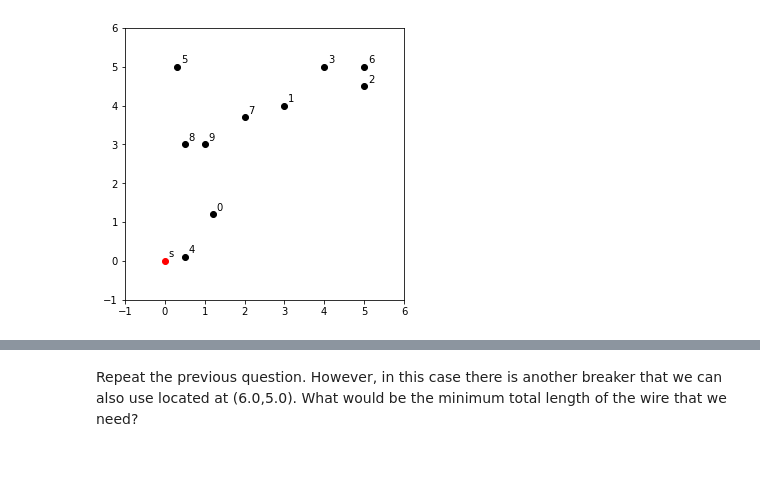
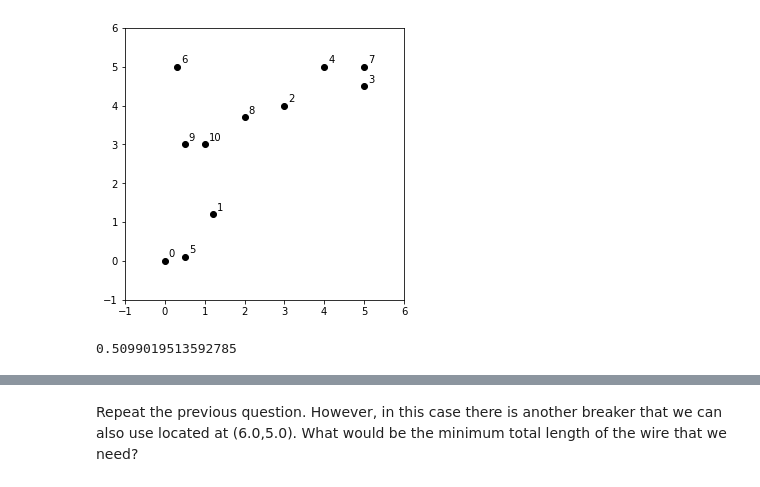
Before and after one commit to Panichito/QTFT-MO-Quizzes, a Jupyter notebook: Module6_assignment1.ipynb, the cells around one changed output, grey strips where cells are left out. Saved outputs shown, nothing was run; the diff lists cells and outputs as text; code cells hidden in the pictures.

```diff
--- a/Module6_assignment1.ipynb
+++ b/Module6_assignment1.ipynb
@@ -19,3 +19,5 @@ light_bulb_locations = [(1.2,1.2),
                        (2.0,3.7),
                        (0.5,3.0),
                        (1.0,3.0)]
+light_bulb_locations=[(0, 0)]+light_bulb_locations
+light_bulb_locations
@@ -30,23 +44,25 @@ import networkx as nx
 # %%
 ### useful code for plotting bulbs locations
 
 plt.figure(figsize=(5, 5))
 
 # draw problem state
 for i, value in enumerate(light_bulb_locations):
     plt.scatter(value[0], value[1], c='black')
     plt.text(value[0]+0.1, value[1]+0.1, f'{i}')
 
-plt.scatter(0, 0, c='red')
-plt.text(0.1, 0.1, 's')
-
 plt.xlim([-1, 6])
 plt.ylim([-1, 6])
 
 ### might be useful for drawing lines connecting dots
 
 #plt.annotate('', xy=[light_bulb_locations[j][0], light_bulb_locations[j][1]], xytext=[light_bulb_locations[i][0], light_bulb_locations[i][1]], arrowprops=arrowprops)
 
 plt.show()
 # %% [output]
-[figure, old version]
+[figure, new version]
+# %%
+d=distance_matrix(light_bulb_locations, light_bulb_locations, p=2)  # euclidean distance
+d[0][5]
+# %% [output]
+0.5099019513592785
```
Also changed, not shown: parts of 9 cells of this notebook.
